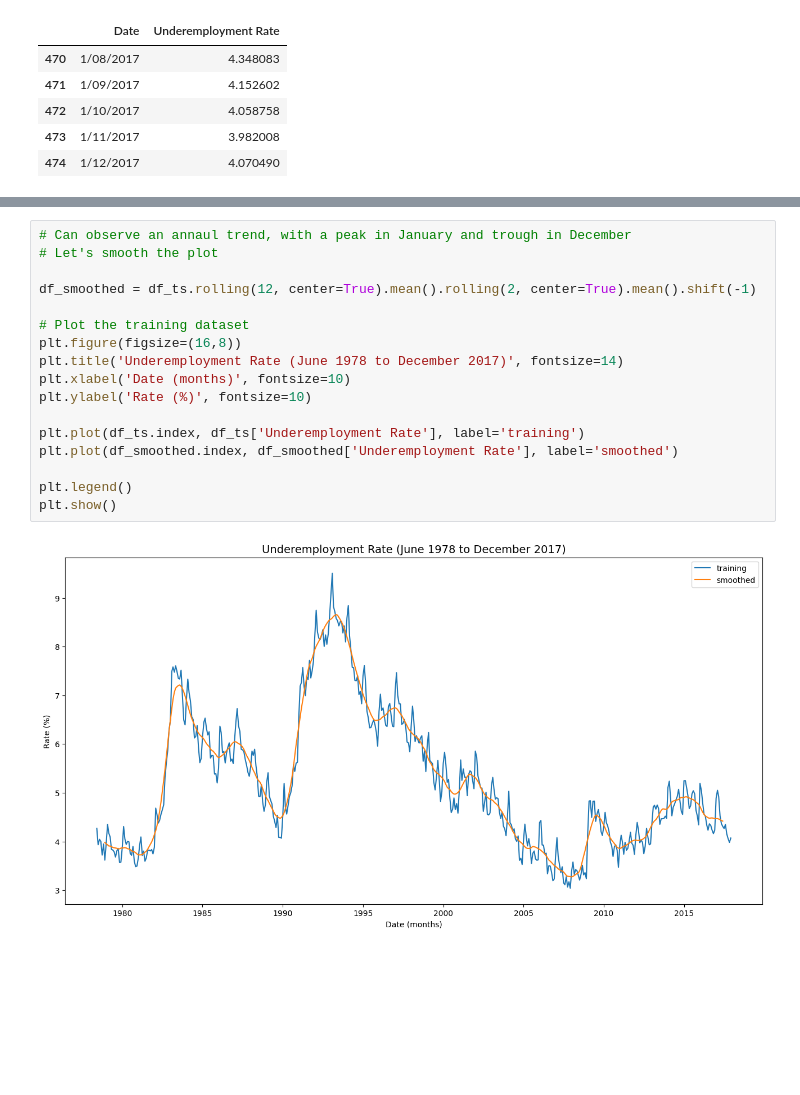
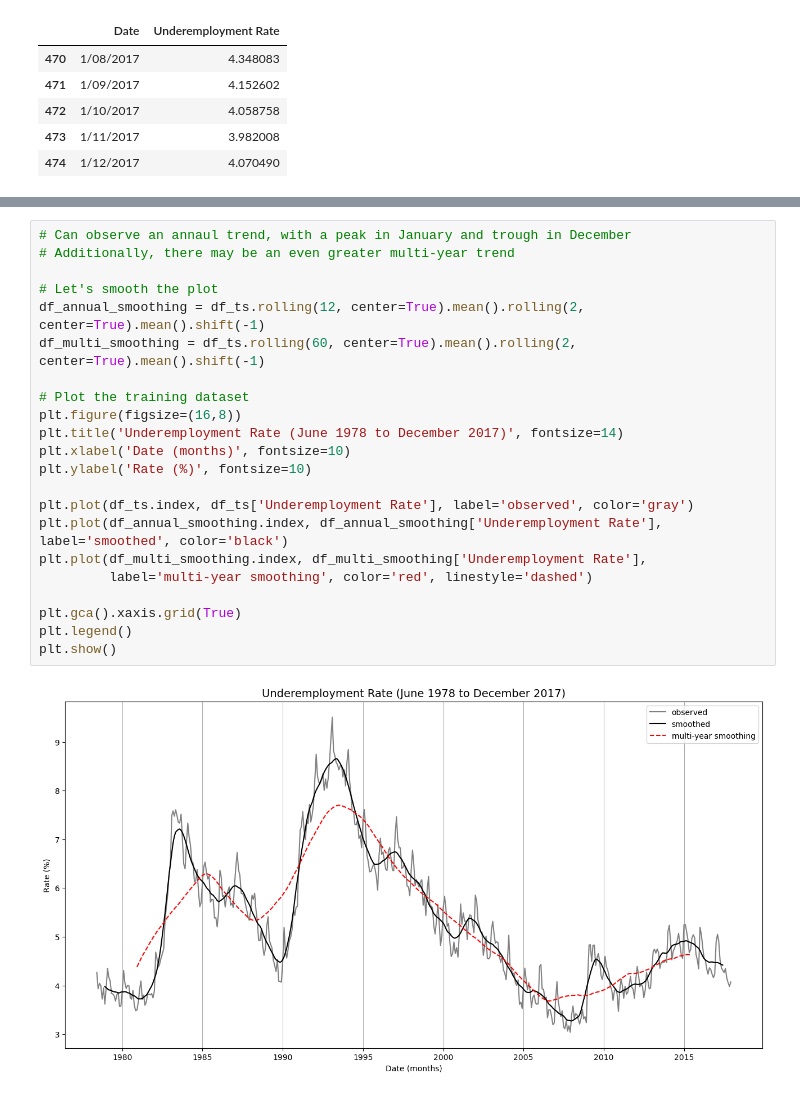
Before and after one commit to DamianChimes/QBUS6840-Predictive-Analytics, a Jupyter notebook: Exploratory Analysis.ipynb, the cells around one changed output, grey strips where cells are left out. Saved outputs shown, nothing was run; the diff lists cells and outputs as text; blank space fills up the shorter version.

```diff
--- a/Exploratory Analysis.ipynb
+++ b/Exploratory Analysis.ipynb
@@ -61,20 +61,25 @@ plt.show()
 # %%
 # Can observe an annaul trend, with a peak in January and trough in December
+# Additionally, there may be an even greater multi-year trend
+
 # Let's smooth the plot
-
-df_smoothed = df_ts.rolling(12, center=True).mean().rolling(2, center=True).mean().shift(-1)
+df_annual_smoothing = df_ts.rolling(12, center=True).mean().rolling(2, center=True).mean().shift(-1)
+df_multi_smoothing = df_ts.rolling(60, center=True).mean().rolling(2, center=True).mean().shift(-1)
 
 # Plot the training dataset
 plt.figure(figsize=(16,8))
 plt.title('Underemployment Rate (June 1978 to December 2017)', fontsize=14)
 plt.xlabel('Date (months)', fontsize=10)
 plt.ylabel('Rate (%)', fontsize=10)
 
-plt.plot(df_ts.index, df_ts['Underemployment Rate'], label='training')
-plt.plot(df_smoothed.index, df_smoothed['Underemployment Rate'], label='smoothed')
+plt.plot(df_ts.index, df_ts['Underemployment Rate'], label='observed', color='gray')
+plt.plot(df_annual_smoothing.index, df_annual_smoothing['Underemployment Rate'], label='smoothed', color='black')
+plt.plot(df_multi_smoothing.index, df_multi_smoothing['Underemployment Rate'],
+         label='multi-year smoothing', color='red', linestyle='dashed')
 
+plt.gca().xaxis.grid(True)
 plt.legend()
 plt.show()
 # %% [output]
-[figure, old version]
+[figure, new version]
 # %%
```
Also changed, not shown: parts of 13 cells of this notebook, 2 other files.
